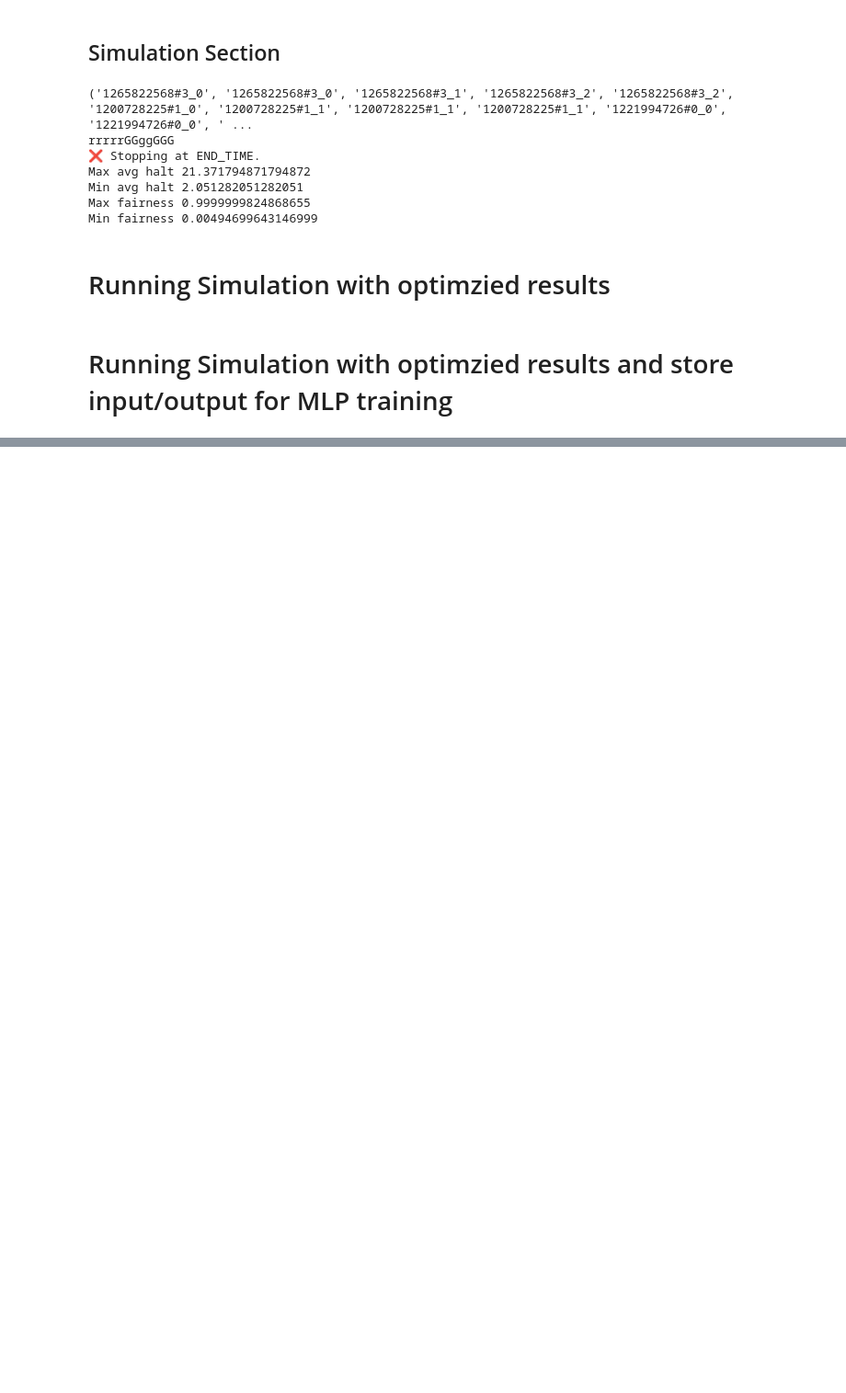
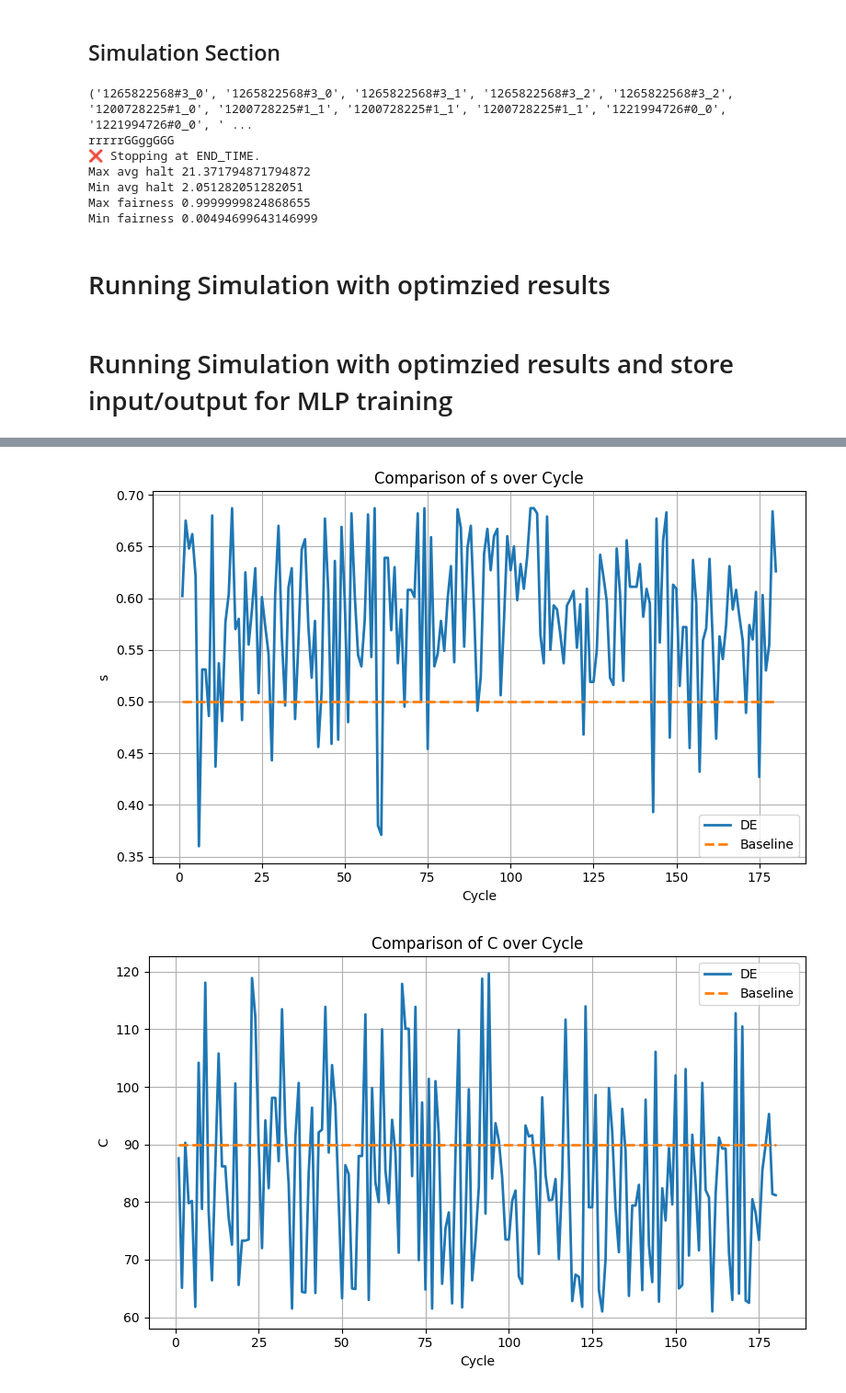
Before and after one commit to Kaos1105/EA_traffic_control, a Jupyter notebook: controller.ipynb, the cells around one changed output, grey strips where cells are left out. Shown at 92% size. Saved outputs shown, nothing was run; the diff lists cells and outputs as text; code cells hidden in the pictures; blank space fills up the shorter version.

```diff
--- a/controller.ipynb
+++ b/controller.ipynb
@@ -73,4 +147,7 @@ visualize_pow_results(log_dir=config.LOG_DIR, prefix="traffic_baseline", suffix=
 # %%
 from src.utils import compare_logs_by_time
 
-compare_logs_by_time(de_suffix='20251108_101717', baseline_suffix='20251108_111006')
+compare_logs_by_time(de_suffix='20251203_083145', baseline_suffix='20251203_081116')
+# %% [output]
+[figure, added]
+[figure, added]
```
Also changed, not shown: parts of 6 cells of this notebook, 6 other files.
